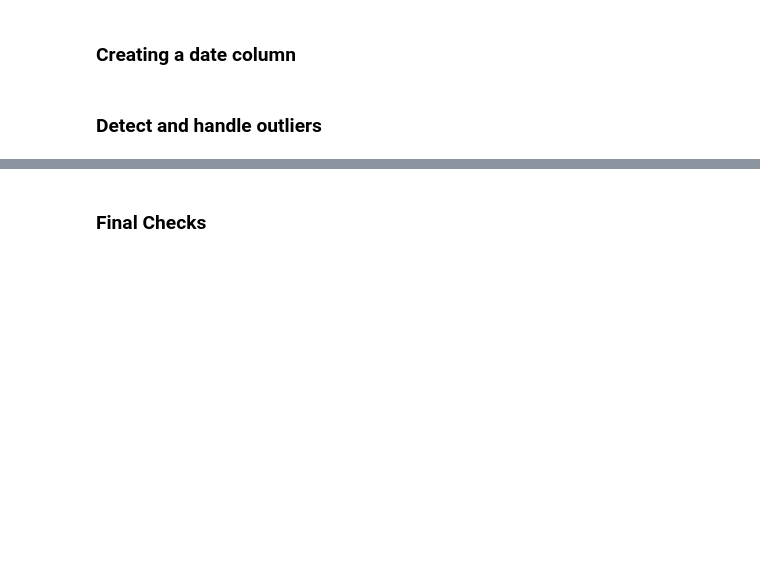
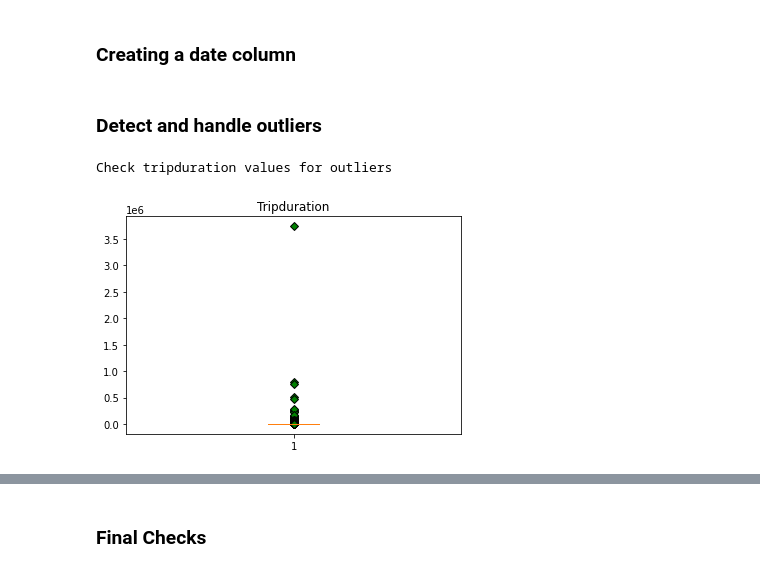
Before and after one commit to PaulPavlis/M3_BigData_MachineLearning, a Jupyter notebook: assignment_2_etl.ipynb, the cells around one changed output, grey strips where cells are left out. Cells and saved outputs as stored; diff of their text form; code cells hidden in the pictures; blank space fills up the shorter version.

```diff
--- a/assignment_2_etl.ipynb
+++ b/assignment_2_etl.ipynb
@@ -132,0 +131,11 @@ df_citibike["Date"] = pd.to_datetime(df_citibike["starttime"].dt.date)
+# %%
+# TODO: do this
+print("Check tripduration values for outliers")
+green_diamond = dict(markerfacecolor='g', marker='D')
+fig1, ax1 = plt.subplots()
+ax1.set_title('Tripduration')
+bp = ax1.boxplot(df_citibike['tripduration'], flierprops=green_diamond)
+plt.show()
+# %% [output]
+Check tripduration values for outliers
+[figure, added]
```
Also changed, not shown: parts of 10 cells of this notebook.
